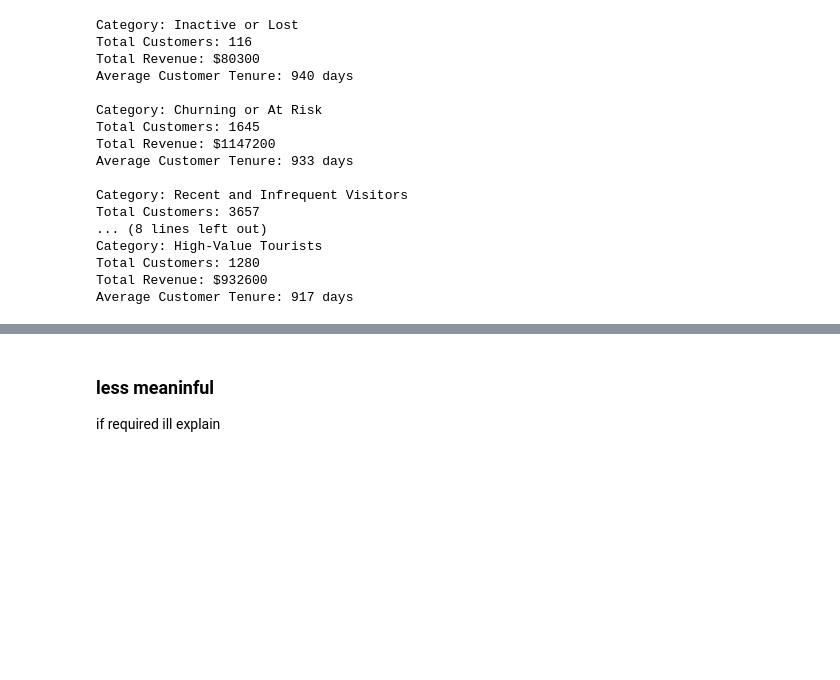
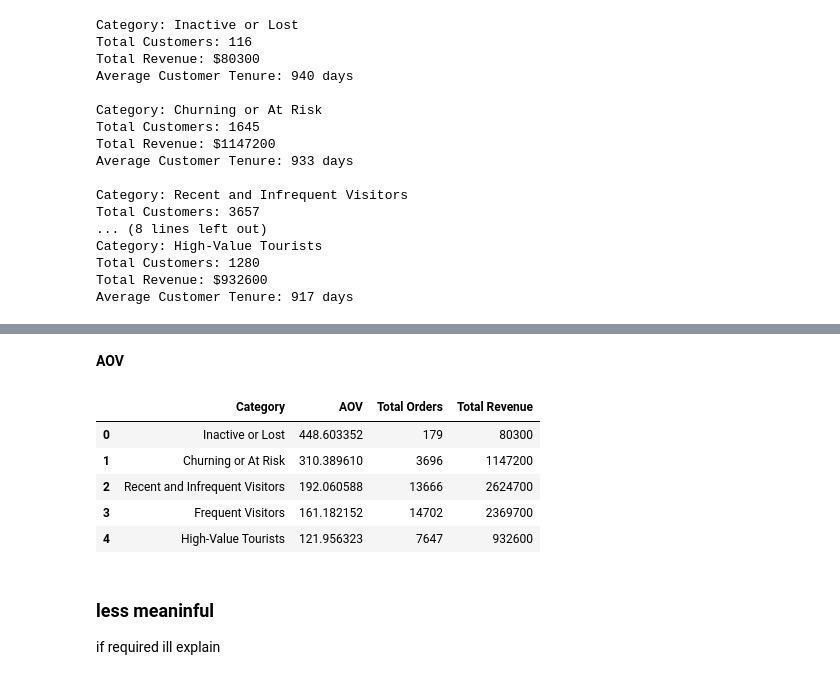
Before and after one commit to NajlaZuhir/CRM_Data, a Jupyter notebook: AI_profiling.ipynb, the cells around one changed output, grey strips where cells are left out. Drawn from its saved outputs; the diff is of its cells as text; code cells hidden in the pictures; blank space fills up the shorter version.

```diff
--- a/AI_profiling.ipynb
+++ b/AI_profiling.ipynb
@@ -322,3 +373,38 @@ Average Customer Tenure: 917 days
+# %% [markdown]
+**AOV**
+# %%
+# Create an empty DataFrame to store AOV results
+aov_data = pd.DataFrame(columns=['Category', 'AOV', 'Total Orders', 'Total Revenue'])
+
+for category in rfm_categories:
+    # Filter the dataset for each category
+    filtered_customers = df[df['RFM_Category'] == category]
+
+    # Calculate the required metrics
+    total_orders = filtered_customers['Num_of_Visits'].sum()
+    total_revenue = filtered_customers['revenue'].sum()
+
+    # Calculate AOV
+    aov = total_revenue / total_orders if total_orders != 0 else 0
+
+    # Append results to the DataFrame
+    aov_data = aov_data.append({
+        'Category': category,
+        'AOV': aov,
+        'Total Orders': total_orders,
+        'Total Revenue': total_revenue
+    }, ignore_index=True)
+
+    average_customer_tenure = math.ceil(filtered_customers['customer_tenure'].mean())
+
+aov_data.head()
+# %% [output]
+|  | Category | AOV | Total Orders | Total Revenue |
+| 0 | Inactive or Lost | 448.603352 | 179 | 80300 |
+| 1 | Churning or At Risk | 310.389610 | 3696 | 1147200 |
+| 2 | Recent and Infrequent Visitors | 192.060588 | 13666 | 2624700 |
+| 3 | Frequent Visitors | 161.182152 | 14702 | 2369700 |
+| 4 | High-Value Tourists | 121.956323 | 7647 | 932600 |
 # %% [markdown]
 ### less meaninful
 if required ill explain
```
Also changed, not shown: parts of 11 cells of this notebook.
